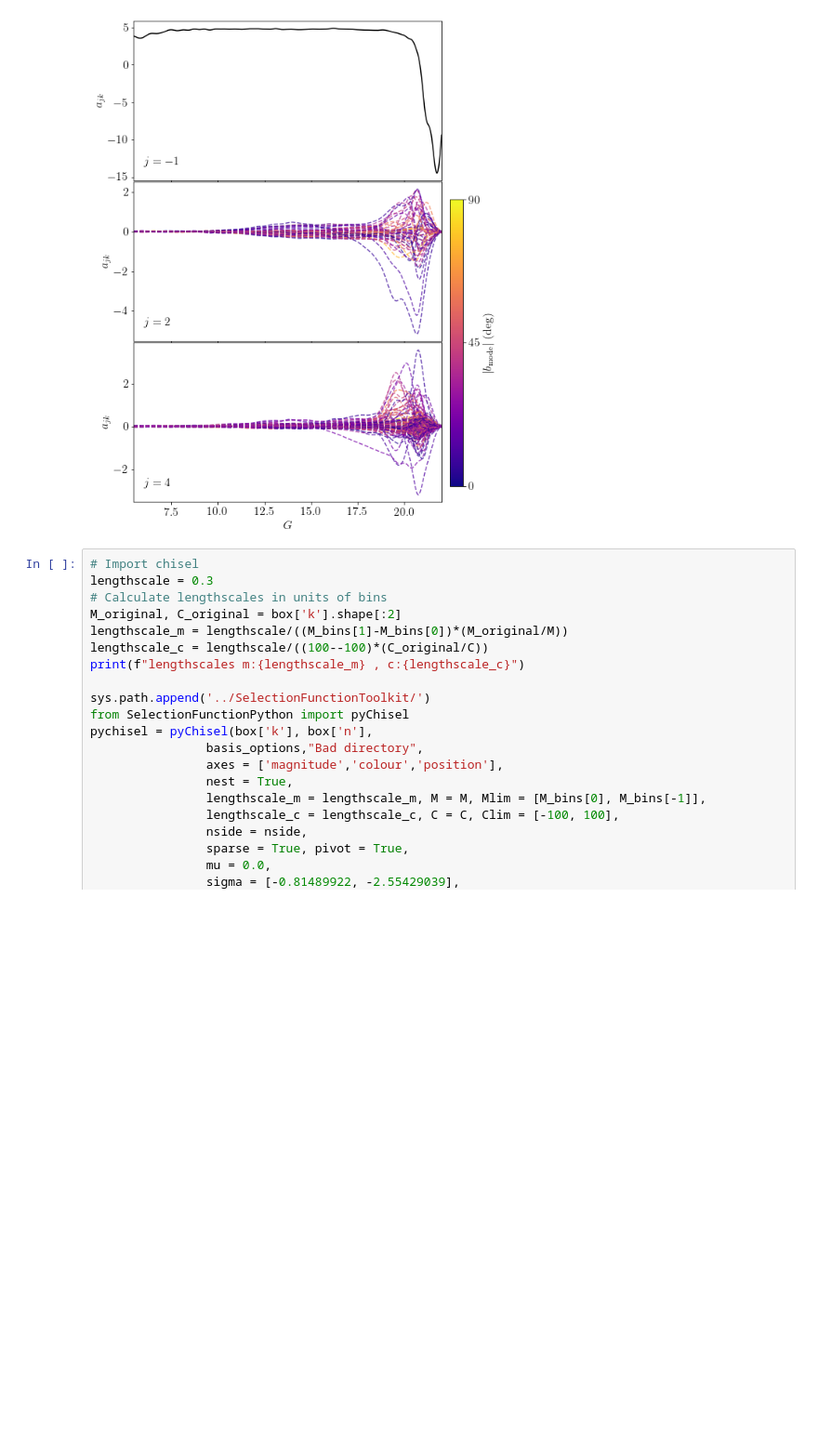
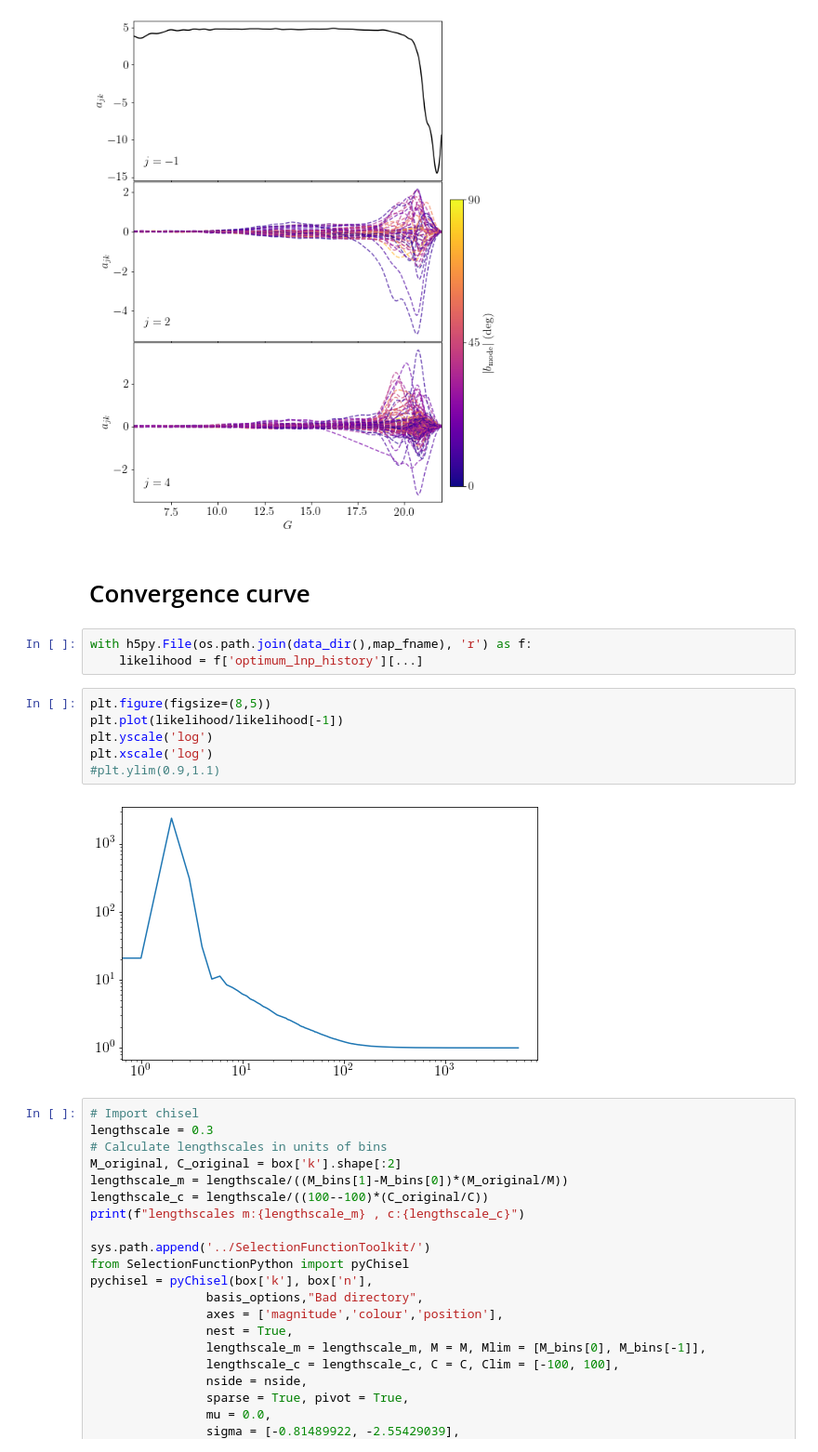
Before and after one commit to gaiaverse/astrometry, a Jupyter notebook: Results/Needlet Astrometry.ipynb, the cells around one changed output. Shown at 93% size. Saved outputs shown, nothing was run; the diff lists cells and outputs as text; blank space fills up the shorter version.

```diff
--- a/Results/Needlet Astrometry.ipynb
+++ b/Results/Needlet Astrometry.ipynb
@@ -586,6 +627,19 @@ plt.subplots_adjust(hspace=0.01)
 plt.savefig('figs/%s_GP_b-vs-mag_3l_m.png' % run_name, bbox_inches='tight', facecolor='w', transparent=False)
 # %% [output]
 [figure]
+# %% [markdown]
+# Convergence curve
+# %%
+with h5py.File(os.path.join(data_dir(),map_fname), 'r') as f:
+    likelihood = f['optimum_lnp_history'][...]
+# %%
+plt.figure(figsize=(8,5))
+plt.plot(likelihood/likelihood[-1])
+plt.yscale('log')
+plt.xscale('log')
+#plt.ylim(0.9,1.1)
+# %% [output]
+[figure, added]
 # %%
 # Import chisel
 lengthscale = 0.3
```
Also changed, not shown: parts of 9 cells of this notebook, 4 other files.
